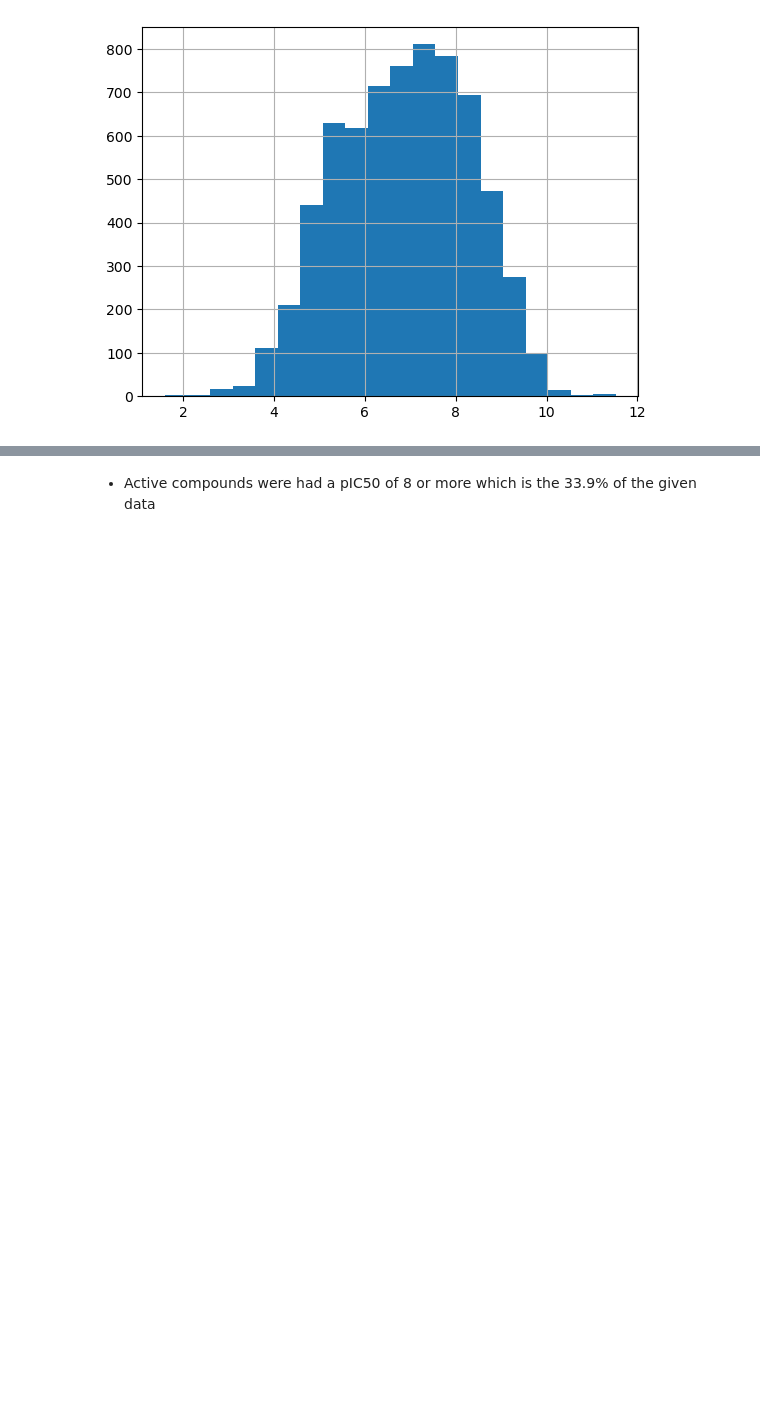
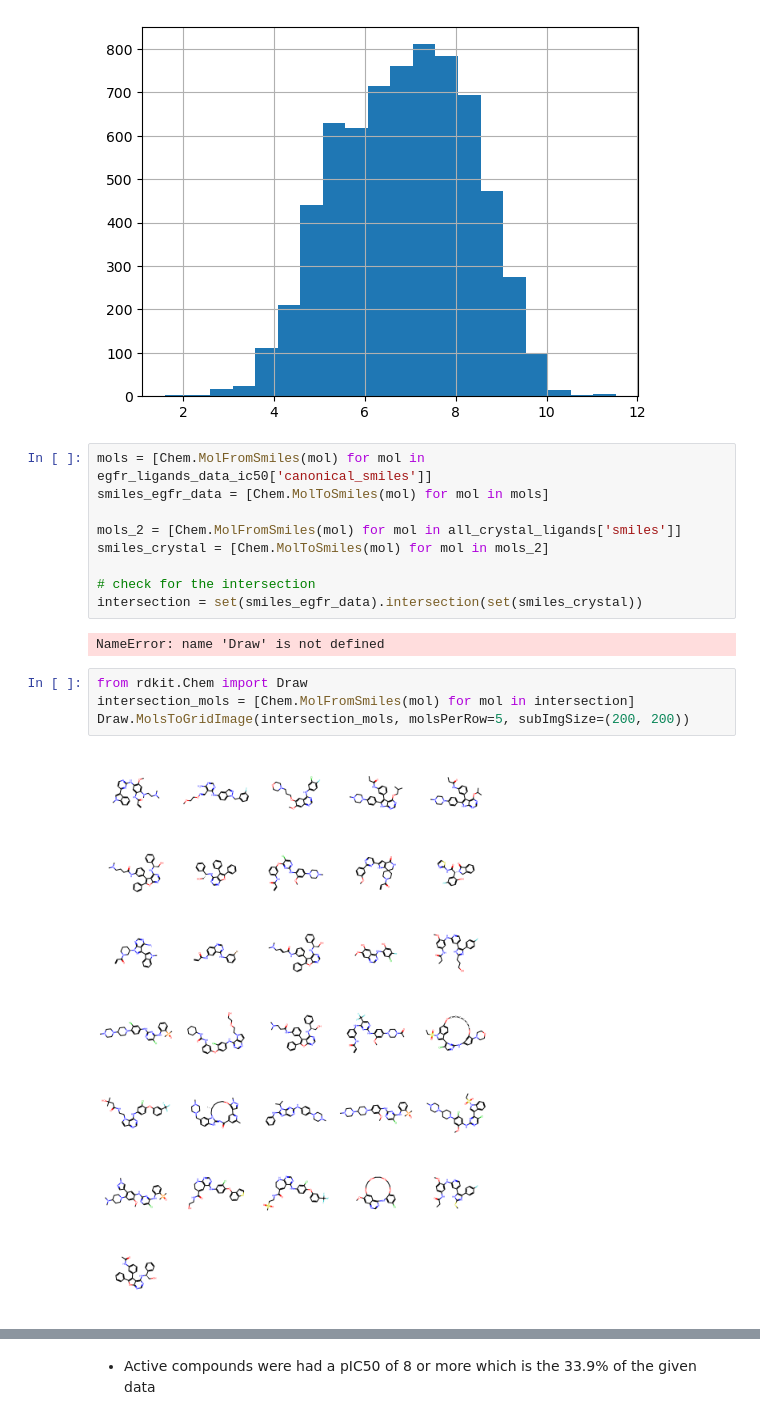
Before and after one commit to volkamerlab/MolDockLab, a Jupyter notebook: EGFR_pipeline.ipynb, the cells around one changed output, grey strips where cells are left out. Saved outputs shown, nothing was run; the diff lists cells and outputs as text; blank space fills up the shorter version.

```diff
--- a/EGFR_pipeline.ipynb
+++ b/EGFR_pipeline.ipynb
@@ -124,3 +155,20 @@ Keep molecules with pIC50 only to have: 6687
 | 4 | pIC50 | CHEMBL53753 | 11.096910 | nM | CNc1cc2c(Nc3cccc(Br)c3)ncnc2cn1 |
 <Axes: >
 [figure]
+# %%
+mols = [Chem.MolFromSmiles(mol) for mol in egfr_ligands_data_ic50['canonical_smiles']]
+smiles_egfr_data = [Chem.MolToSmiles(mol) for mol in mols]
+
+mols_2 = [Chem.MolFromSmiles(mol) for mol in all_crystal_ligands['smiles']]
+smiles_crystal = [Chem.MolToSmiles(mol) for mol in mols_2]
+
+# check for the intersection
+intersection = set(smiles_egfr_data).intersection(set(smiles_crystal))
+# %% [output]
+NameError: name 'Draw' is not defined
+# %%
+from rdkit.Chem import Draw
+intersection_mols = [Chem.MolFromSmiles(mol) for mol in intersection]
+Draw.MolsToGridImage(intersection_mols, molsPerRow=5, subImgSize=(200, 200))
+# %% [output]
+[figure, added]
```
Also changed, not shown: parts of 31 cells of this notebook, 2 other files.
